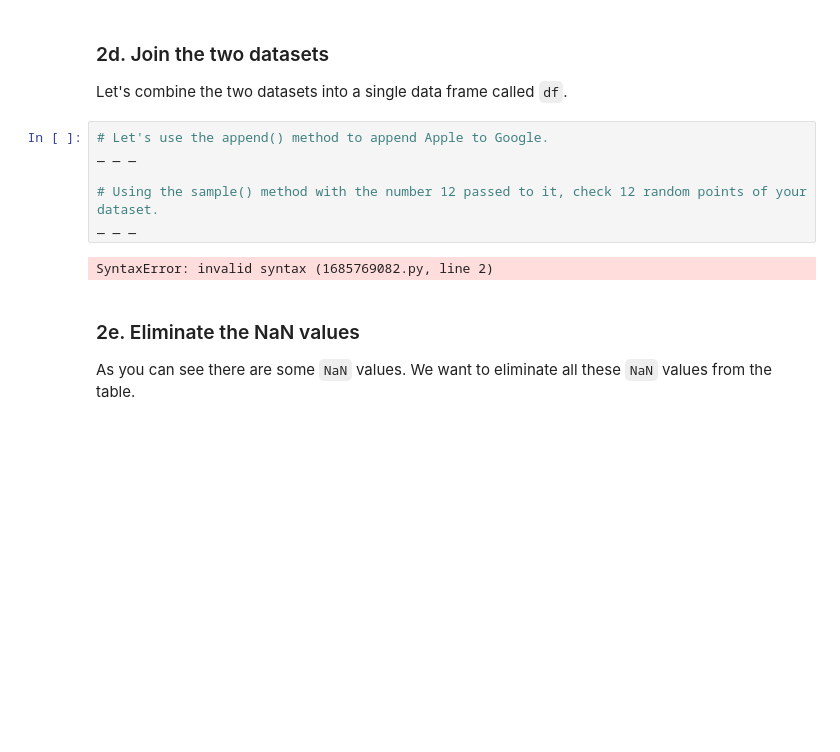
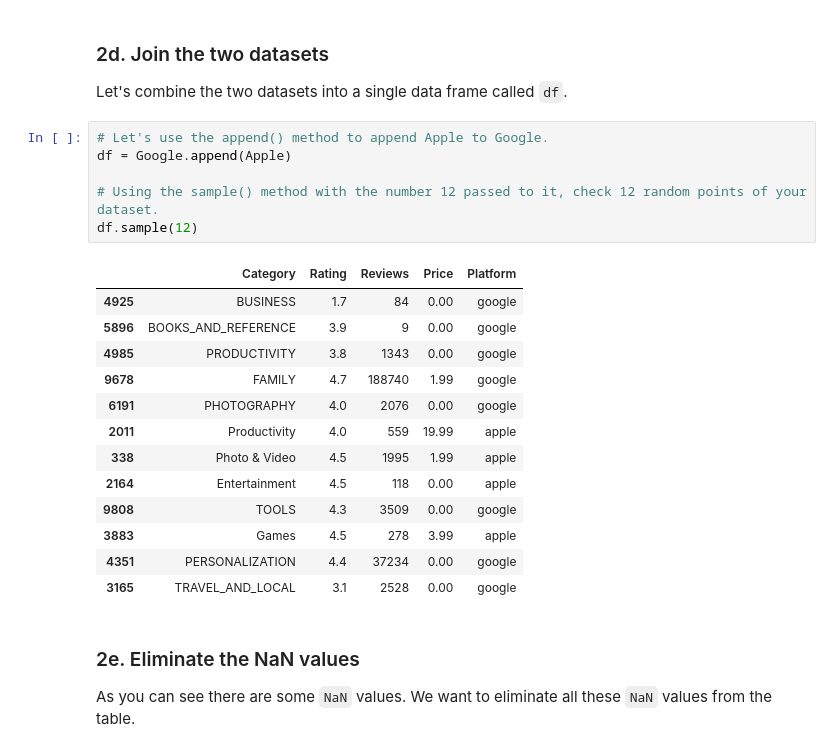
Before and after one commit to BrettlyCD/integrating-apps, a Jupyter notebook: Springboard Apps project - Tier 3 - Complete.ipynb, the cells around one changed output. Cells and saved outputs as stored; diff of their text form; blank space fills up the shorter version.

```diff
--- a/Springboard Apps project - Tier 3 - Complete.ipynb
+++ b/Springboard Apps project - Tier 3 - Complete.ipynb
@@ -300,12 +300,24 @@ Apple.head(3)
 Let's combine the two datasets into a single data frame called `df`.
 # %%
 # Let's use the append() method to append Apple to Google.
-_ _ _
+df = Google.append(Apple)
 
 # Using the sample() method with the number 12 passed to it, check 12 random points of your dataset.
-_ _ _
+df.sample(12)
 # %% [output]
-SyntaxError: invalid syntax (1685769082.py, line 2)
+|  | Category | Rating | Reviews | Price | Platform |
+| 4925 | BUSINESS | 1.7 | 84 | 0.00 | google |
+| 5896 | BOOKS_AND_REFERENCE | 3.9 | 9 | 0.00 | google |
+| 4985 | PRODUCTIVITY | 3.8 | 1343 | 0.00 | google |
+| 9678 | FAMILY | 4.7 | 188740 | 1.99 | google |
+| 6191 | PHOTOGRAPHY | 4.0 | 2076 | 0.00 | google |
+| 2011 | Productivity | 4.0 | 559 | 19.99 | apple |
+| 338 | Photo & Video | 4.5 | 1995 | 1.99 | apple |
+| 2164 | Entertainment | 4.5 | 118 | 0.00 | apple |
+| 9808 | TOOLS | 4.3 | 3509 | 0.00 | google |
+| 3883 | Games | 4.5 | 278 | 3.99 | apple |
+| 4351 | PERSONALIZATION | 4.4 | 37234 | 0.00 | google |
+| 3165 | TRAVEL_AND_LOCAL | 3.1 | 2528 | 0.00 | google |
 # %% [markdown]
 ### 2e. Eliminate the NaN values
 
```
Also changed, not shown: parts of 5 cells of this notebook.
